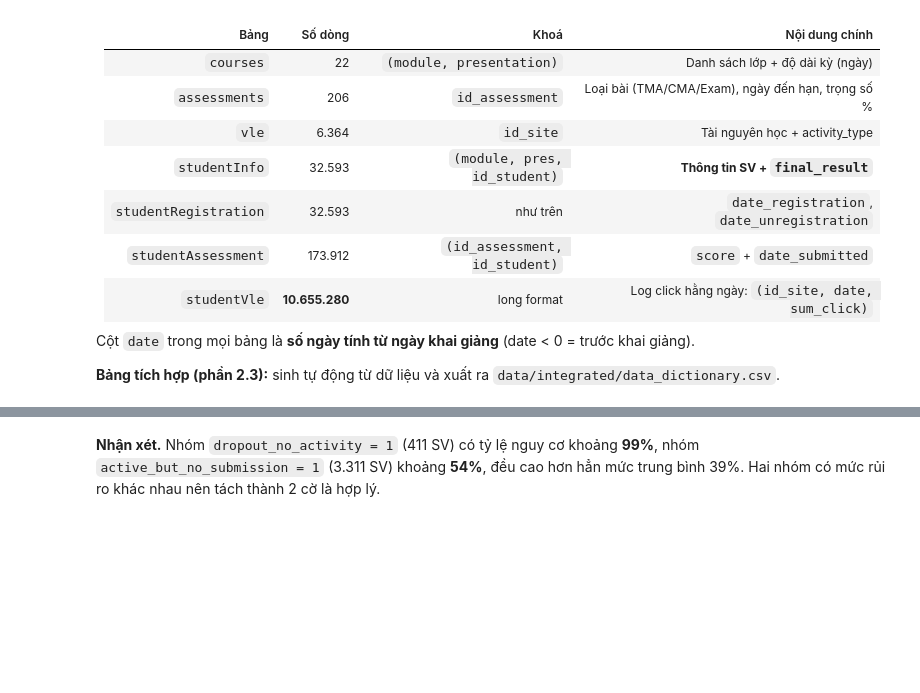
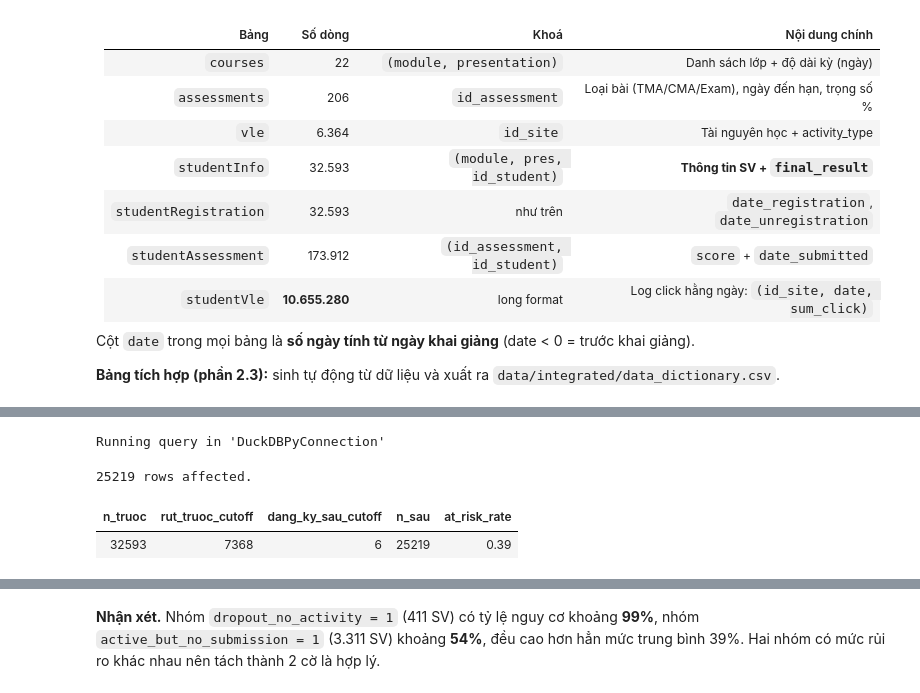
Before and after one commit to NguyenAnh1421/Early-Warning-At-Risk-Students-OULAD, a Jupyter notebook: G6_FINAL.ipynb, the cells around one changed output, grey strips where cells are left out. Drawn from its saved outputs; the diff is of its cells as text; code cells hidden in the pictures; blank space fills up the shorter version.

```diff
--- a/G6_FINAL.ipynb
+++ b/G6_FINAL.ipynb
@@ -314,0 +326,19 @@ data_dict
+# %%
+%%sql
+CREATE OR REPLACE TABLE df_noleak AS
+SELECT * EXCLUDE (date_unregistration)
+FROM read_csv('data/integrated/Intergrated_data.csv')
+WHERE (date_unregistration IS NULL OR date_unregistration > cutoff_day)
+  AND (date_registration   IS NULL OR date_registration  <= cutoff_day);
+
+SELECT COUNT(*)                                                   AS n_truoc,
+       COUNT(*) FILTER (WHERE date_unregistration <= cutoff_day) AS rut_truoc_cutoff,
+       COUNT(*) FILTER (WHERE date_registration   >  cutoff_day) AS dang_ky_sau_cutoff,
+       (SELECT COUNT(*) FROM df_noleak)                           AS n_sau,
+       (SELECT ROUND(AVG(at_risk), 3) FROM df_noleak)             AS at_risk_rate
+FROM read_csv('data/integrated/Intergrated_data.csv');
+# %% [output]
+Running query in 'DuckDBPyConnection'
+25219 rows affected.
+| n_truoc | rut_truoc_cutoff | dang_ky_sau_cutoff | n_sau | at_risk_rate |
+| 32593 | 7368 | 6 | 25219 | 0.39 |
```
Also changed, not shown: parts of 16 cells of this notebook, 4 other files.
